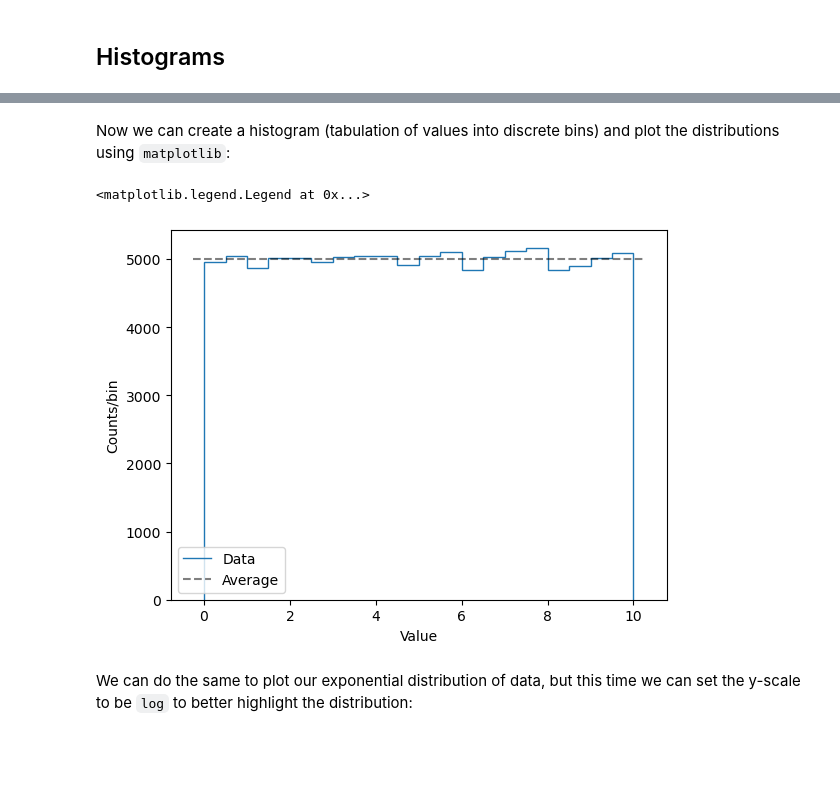
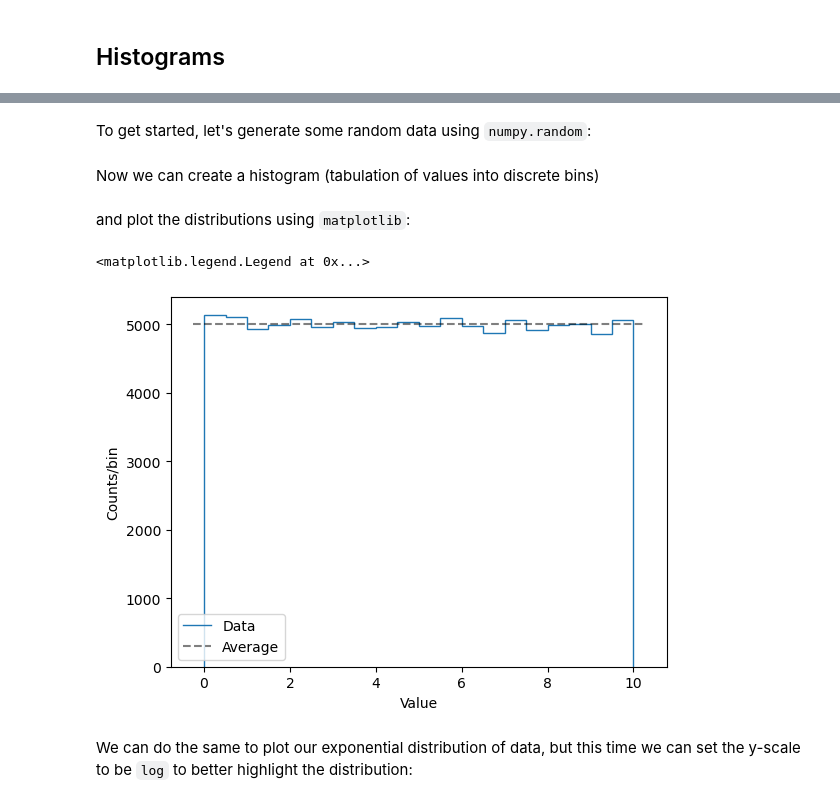
Before and after one commit to WrightLaboratory/data_analysis, a Jupyter notebook: notebooks/data_analysis.ipynb, the cells around one changed output, grey strips where cells are left out. Drawn from its saved outputs; the diff is of its cells as text; code cells hidden in the pictures; blank space fills up the shorter version.

```diff
--- a/notebooks/data_analysis.ipynb
+++ b/notebooks/data_analysis.ipynb
@@ -359,5 +357,7 @@ To get started, let's generate some random data using `numpy.random`:
+# %% [markdown]
+To get started, let's generate some random data using `numpy.random`:
 # %%
 a = np.random.uniform(low=0, high=10, size=100000)
 b = np.random.exponential(scale=1, size=100000)
 # %% [markdown]
-Now we can create a histogram (tabulation of values into discrete bins) and plot the distributions using `matplotlib`:
+Now we can create a histogram (tabulation of values into discrete bins)
@@ -364,15 +366,13 @@ Now we can create a histogram (tabulation of values into discrete bins) and plot
+# %% [markdown]
+and plot the distributions using `matplotlib`:
 # %%
-h, bins = np.histogram(a, bins=20, range=(0,10))
-
 plt.stairs(h, bins, label='Data')
 plt.hlines(h.mean(), xmin=-0.25,xmax=10.25,linestyles='--', color='k', alpha=0.5, label='Average')
-
-plt.xlabel('Value')
-plt.ylabel('Counts/bin')
+plt.xlabel('Value'); plt.ylabel('Counts/bin')
 plt.legend(loc=3)
 # %% [output]
 <matplotlib.legend.Legend at 0x...>
-[figure, old version]
+[figure, new version]
 # %% [markdown]
 We can do the same to plot our exponential distribution of data, but this time we can set the y-scale to be `log` to better highlight the distribution:
 # %%
```
Also changed, not shown: parts of 18 cells of this notebook, 2 other files.
